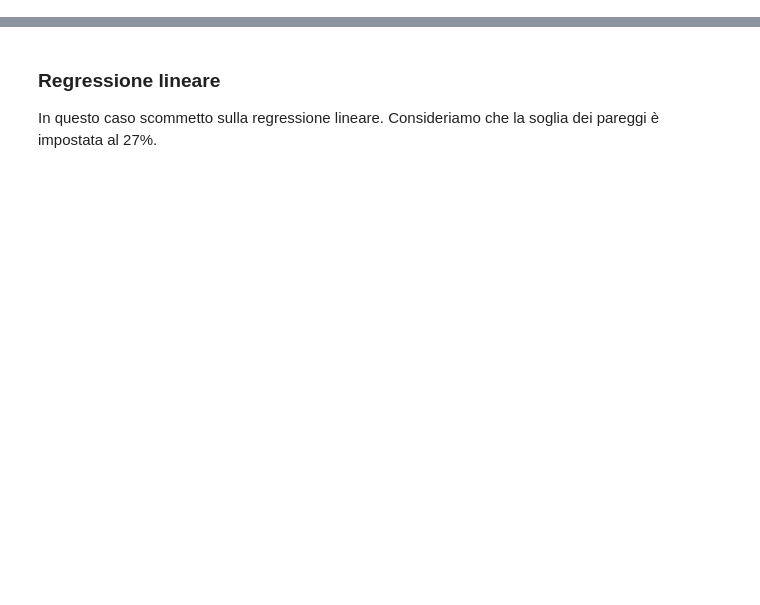
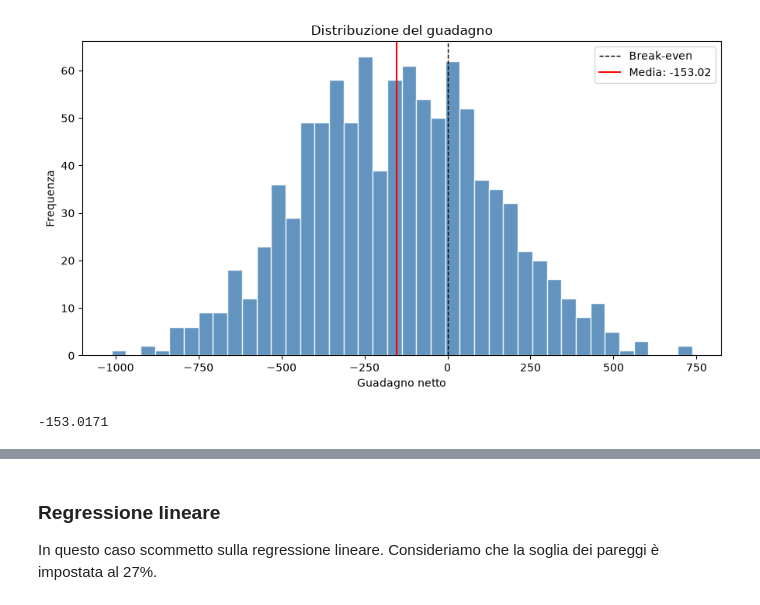
Before and after one commit to Lucaseraaa/sports-game-outcome-predictor, a Jupyter notebook: notebook/backtest.ipynb, the cells around one changed output, grey strips where cells are left out. Saved outputs shown, nothing was run; the diff lists cells and outputs as text; code cells hidden in the pictures; blank space fills up the shorter version.

Commit message:
refactoring della funzione di backtest

```diff
--- a/notebook/backtest.ipynb
+++ b/notebook/backtest.ipynb
@@ -215,7 +167,6 @@ class Odds:
         cash_in = stake * n
         return float(earn - cash_in)
 # %%
-# Dopo aver instanziato la classe e fatto il merge:
-gestore_quote = Odds("static/odds/odds.csv", "static/da-result/result.csv")
-
-gestore_quote.backtest_distribution(2025)
+# Merge del dataset ed esportazione del dataset nuovo
+gestore_quote = OddsDataset("static/odds/odds.csv", "static/da-result/result.csv")
+merged_dataset = gestore_quote.merge_dataset
@@ -240,0 +173,66 @@ array([-9.570e+01,  2.600e+00,  2.831e+02, -2.632e+02,  7.580e+01,
+# %%
+class Backtest:
+
+    __merge_dataset: pd.DataFrame
+
+
+    def __init__(self, dataset: pd.DataFrame, season: int | None = None):
+
+        # Verifica della stagione
+        if season:
+            self.__merge_dataset = dataset[dataset["Season_x"] == f"{season}-{season+1}"]
+        else:
+            self.__merge_dataset = dataset
+
+    def random(self):
+        """
+        Baseline che utilizza una funzione casuale per scommettere su una determinata classe
+        """
+
+        import matplotlib.pyplot as plt
+
+        # Gestione iniziale variabili
+        selected_df = self.__merge_dataset.copy()
+        rng = np.random.default_rng()
+        n = len(selected_df)
+        n_simulations = 1000
+
+        if n == 0:
+            return np.array([])
+
+        result_map = {0: 'H', 1: 'D', 2: 'A'}
+        odds_matrix = selected_df[['H', 'D', 'A']].to_numpy(dtype=float)
+        results = selected_df['FTR'].to_numpy()
+        cash_in = 10 * n
+
+        predictions = rng.integers(0, 3, size=(n_simulations, n))
+        pred_labels = np.vectorize(result_map.get)(predictions)
+        correct = pred_labels == results[np.newaxis, :]
+
+        row_idx = np.arange(n)
+        selected_odds = odds_matrix[row_idx, predictions]
+
+        earn_per_sim = np.sum(np.where(correct, 10 * selected_odds, 0.0), axis=1)
+        profit = earn_per_sim - cash_in
+
+        mean_profit = profit.mean()
+        fig, ax = plt.subplots(figsize=(9, 5))
+        ax.hist(profit, bins=40, color='steelblue', edgecolor='white', alpha=0.85)
+        ax.axvline(0, color='black', linestyle='--', linewidth=1, label='Break-even')
+        ax.axvline(mean_profit, color='red', linestyle='-', linewidth=1.5, label=f'Media: {mean_profit:.2f}')
+        ax.set_title('Distribuzione del guadagno')
+        ax.set_xlabel('Guadagno netto')
+        ax.set_ylabel('Frequenza')
+        ax.legend()
+        plt.tight_layout()
+        plt.savefig('gauss_random.png', dpi=300, bbox_inches='tight')
+        plt.show()
+
+        return profit, mean_profit
+
+bt = Backtest(merged_dataset, 2025)
+_, mean_profit = bt.random()
+print(mean_profit)
+# %% [output]
+[figure, added]
+-153.0171
```
Also changed, not shown: parts of 7 cells of this notebook, 1 other file.
